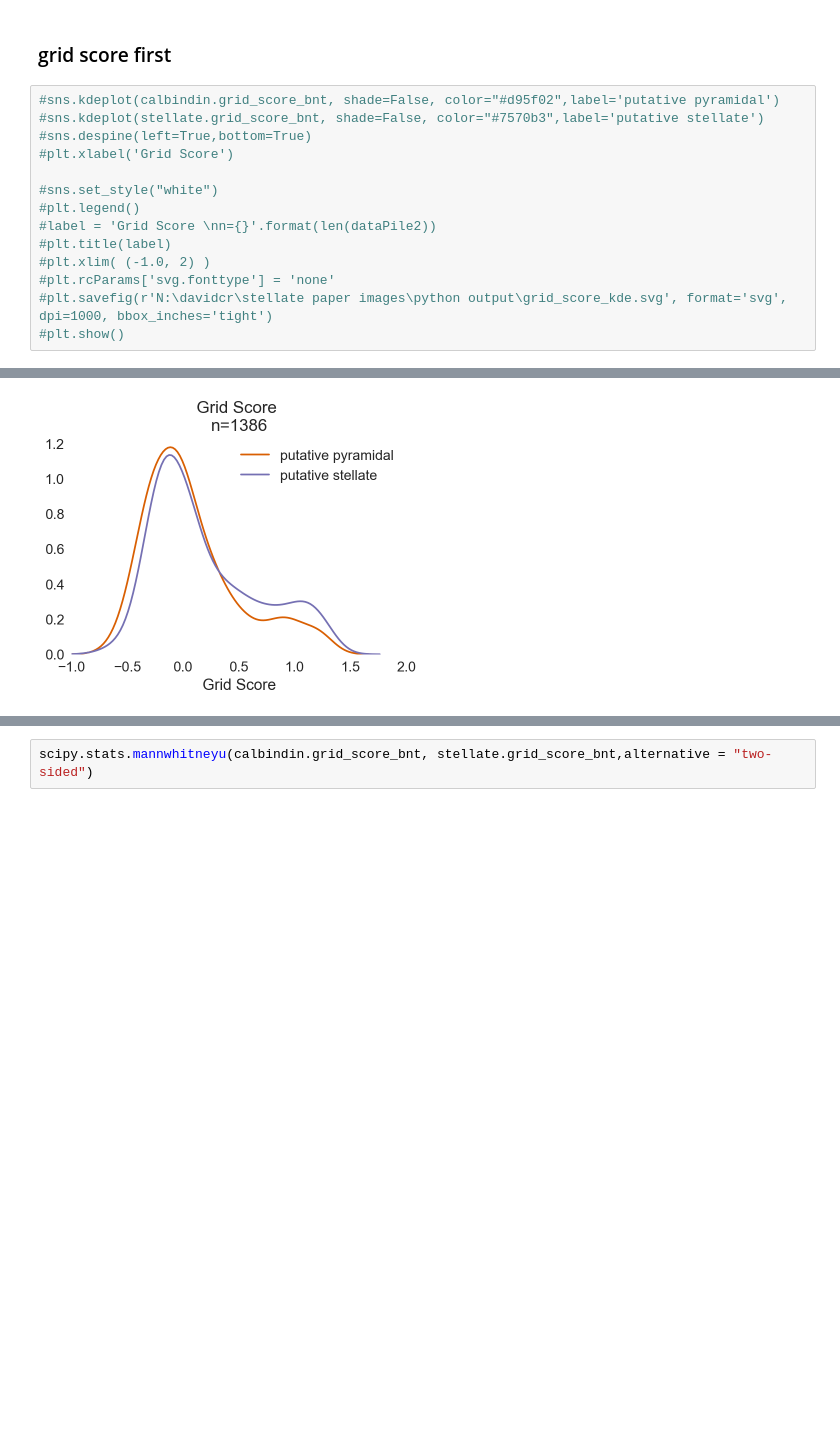
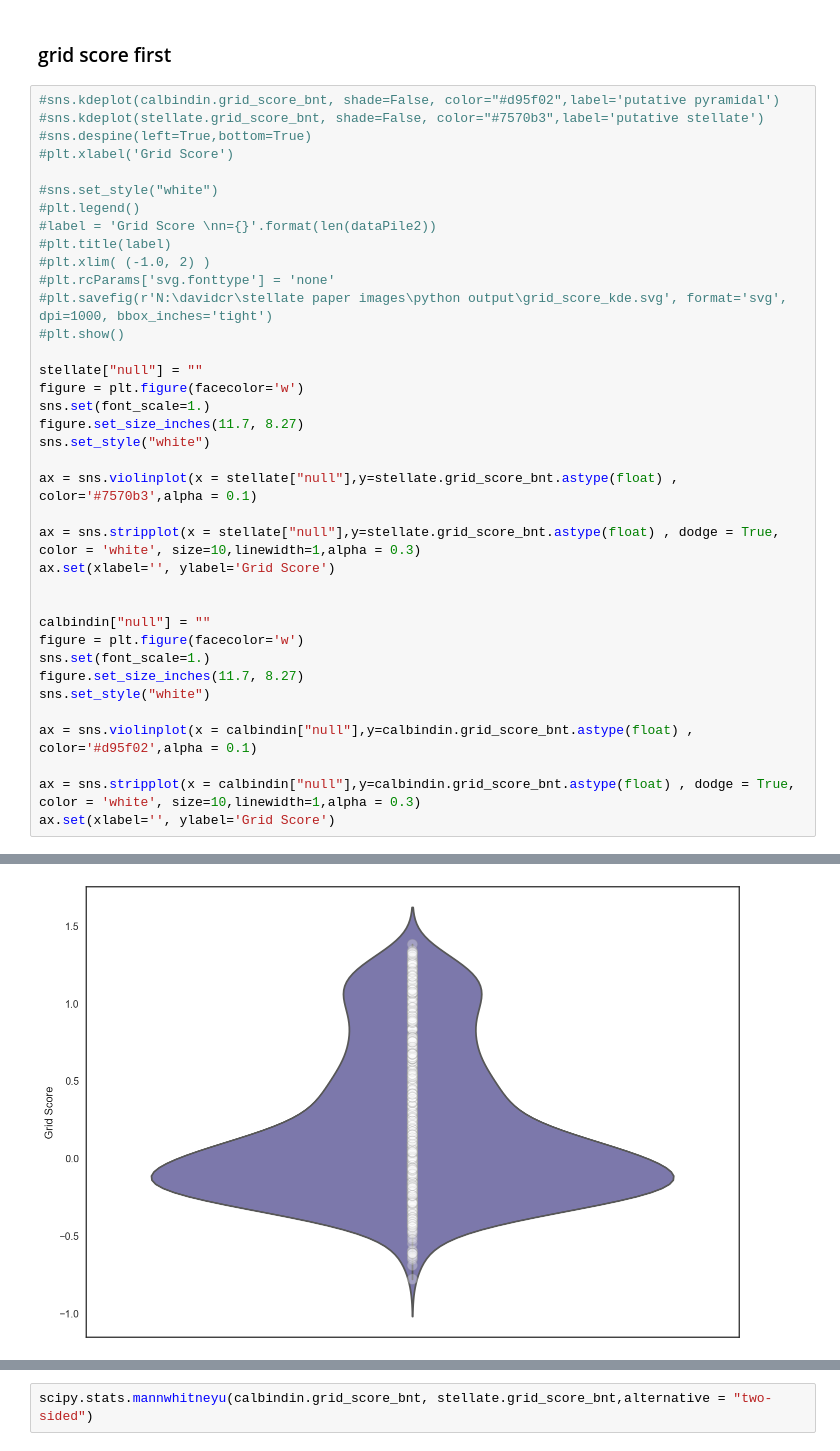
Before and after one commit to davidcrowland/archdata, a Jupyter notebook: Extended dataset.ipynb, the cells around one changed output, grey strips where cells are left out. Saved outputs shown, nothing was run; the diff lists cells and outputs as text; blank space fills up the shorter version.

```diff
--- a/Extended dataset.ipynb
+++ b/Extended dataset.ipynb
@@ -287,4 +291,27 @@ plt.show()
 #plt.rcParams['svg.fonttype'] = 'none'
 #plt.savefig(r'N:\davidcr\stellate paper images\python output\grid_score_kde.svg', format='svg', dpi=1000, bbox_inches='tight')
 #plt.show()
+
+stellate["null"] = ""
+figure = plt.figure(facecolor='w')
+sns.set(font_scale=1.)
+figure.set_size_inches(11.7, 8.27)
+sns.set_style("white")
+
+ax = sns.violinplot(x = stellate["null"],y=stellate.grid_score_bnt.astype(float) , color='#7570b3',alpha = 0.1)
+
+ax = sns.stripplot(x = stellate["null"],y=stellate.grid_score_bnt.astype(float) , dodge = True, color = 'white', size=10,linewidth=1,alpha = 0.3)
+ax.set(xlabel='', ylabel='Grid Score')
+
+
+calbindin["null"] = ""
+figure = plt.figure(facecolor='w')
+sns.set(font_scale=1.)
+figure.set_size_inches(11.7, 8.27)
+sns.set_style("white")
+
+ax = sns.violinplot(x = calbindin["null"],y=calbindin.grid_score_bnt.astype(float) , color='#d95f02',alpha = 0.1)
+
+ax = sns.stripplot(x = calbindin["null"],y=calbindin.grid_score_bnt.astype(float) , dodge = True, color = 'white', size=10,linewidth=1,alpha = 0.3)
+ax.set(xlabel='', ylabel='Grid Score')
 # %% [output]
@@ -291 +329 @@ plt.show()
-[figure, old version]
+[figure, new version]
```
Also changed, not shown: parts of 13 cells of this notebook.
